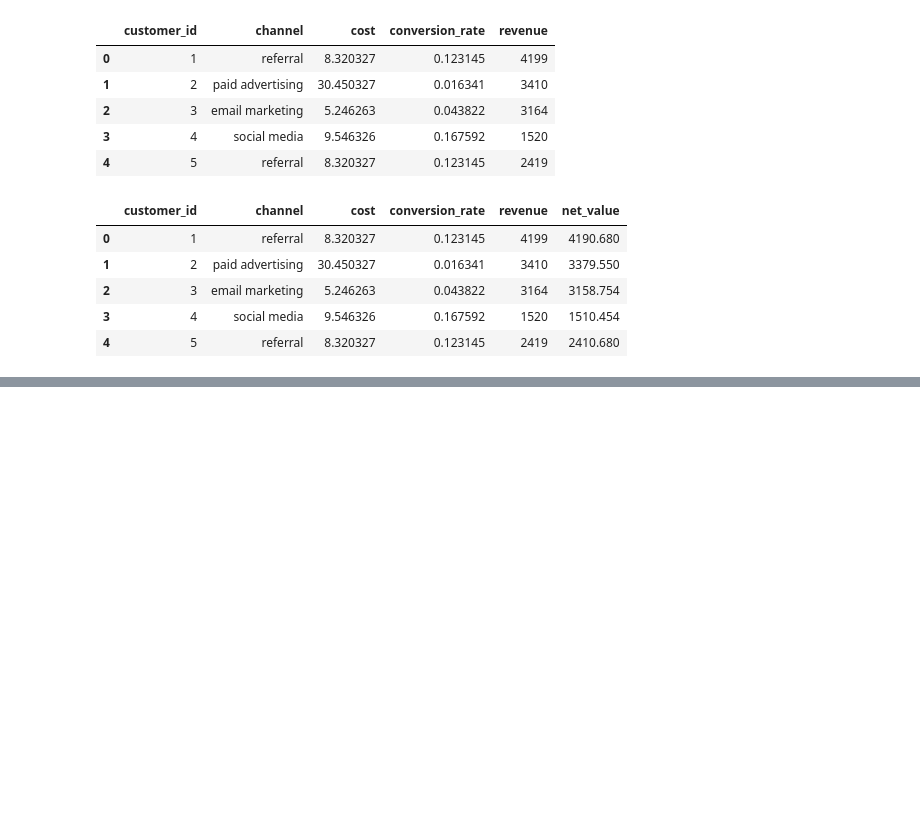
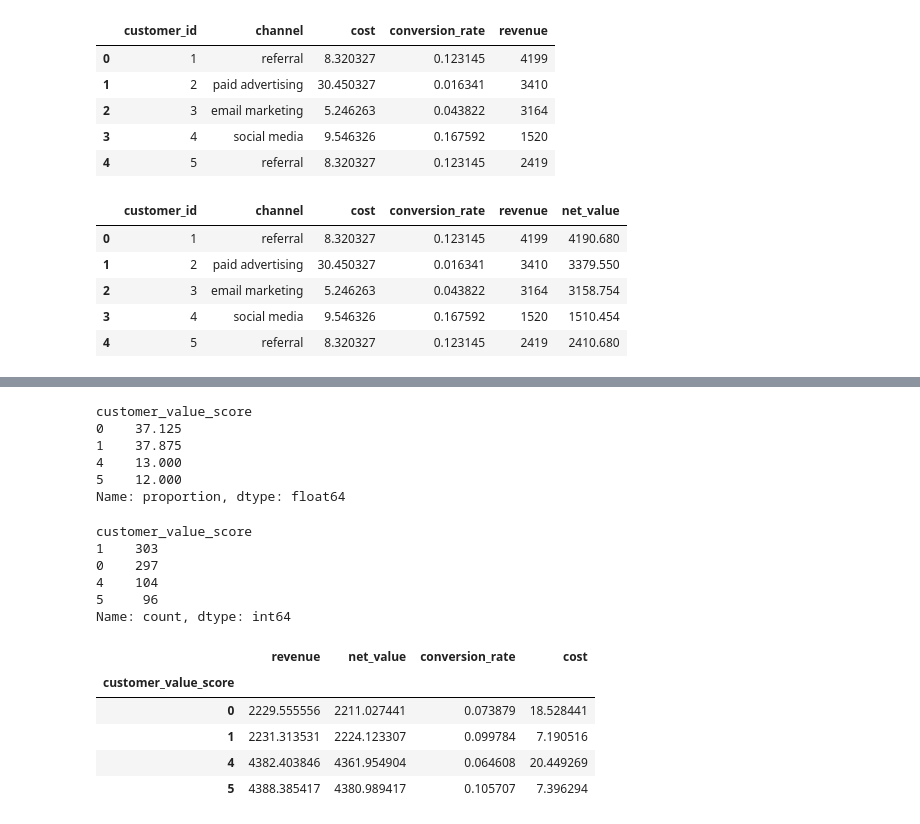
Before and after one commit to Andres240989/customer-lifetime-value_analysis, a Jupyter notebook: notebooks/02_customer_segmentation.ipynb, the cells around one changed output, grey strips where cells are left out. Cells and saved outputs as stored; diff of their text form; code cells hidden in the pictures; blank space fills up the shorter version.

```diff
--- a/notebooks/02_customer_segmentation.ipynb
+++ b/notebooks/02_customer_segmentation.ipynb
@@ -36,0 +201,31 @@ ValueError: The truth value of an array with more than one element is ambiguous.
+# %%
+df = customer_value_score(df)
+df["customer_value_score"].value_counts(normalize=True).sort_index() * 100
+# %% [output]
+customer_value_score
+0    37.125
+1    37.875
+4    13.000
+5    12.000
+Name: proportion, dtype: float64
+# %%
+df["customer_value_score"].value_counts()
+# %% [output]
+customer_value_score
+1    303
+0    297
+4    104
+5     96
+Name: count, dtype: int64
+# %%
+# metricas de customer_value_score
+df.groupby("customer_value_score")[
+    ["revenue", "net_value", "conversion_rate", "cost"]
+].mean()
+# %% [output]
+|  | revenue | net_value | conversion_rate | cost |
+| customer_value_score |  |  |  |  |
+| 0 | 2229.555556 | 2211.027441 | 0.073879 | 18.528441 |
+| 1 | 2231.313531 | 2224.123307 | 0.099784 | 7.190516 |
+| 4 | 4382.403846 | 4361.954904 | 0.064608 | 20.449269 |
+| 5 | 4388.385417 | 4380.989417 | 0.105707 | 7.396294 |
```
Also changed, not shown: parts of 24 cells of this notebook.
